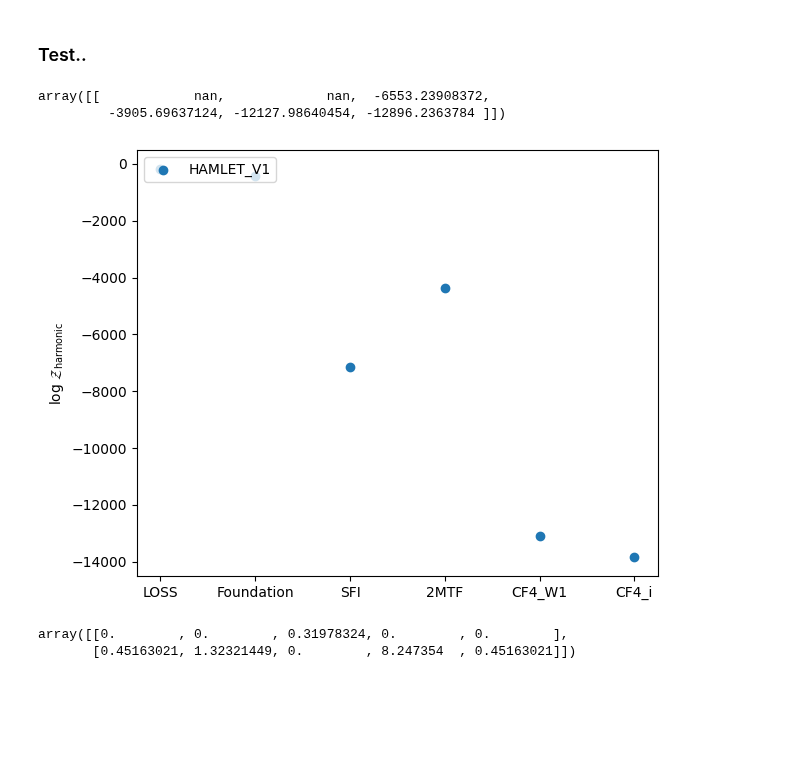
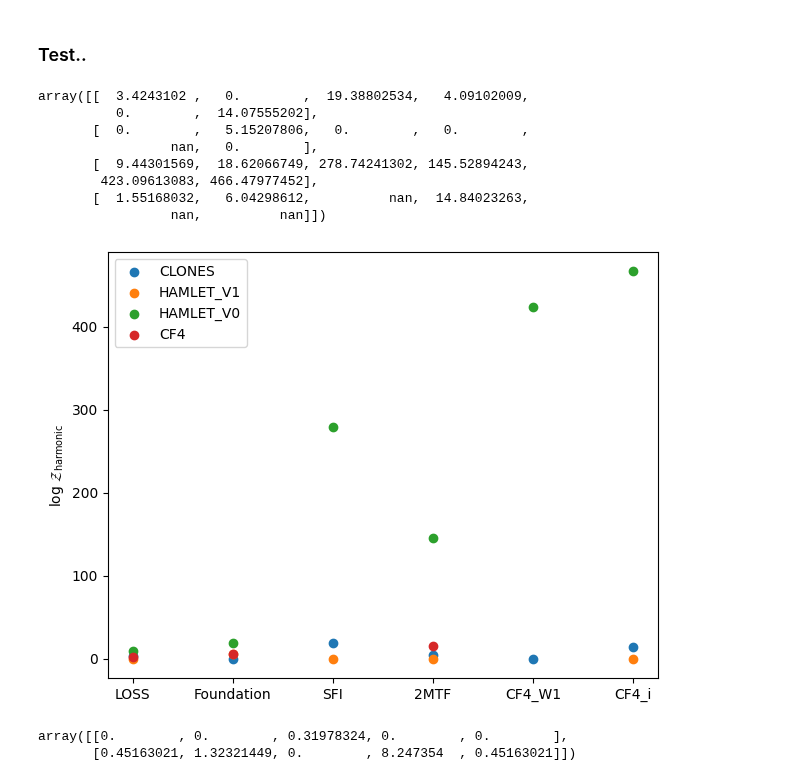
Before and after one commit to Richard-Sti/CANDEL, a Jupyter notebook: notebooks/paper_VFO/main_VFO.ipynb, the cells around one changed output. Drawn from its saved outputs; the diff is of its cells as text; code cells hidden in the pictures; blank space fills up the shorter version.

```diff
--- a/notebooks/paper_VFO/main_VFO.ipynb
+++ b/notebooks/paper_VFO/main_VFO.ipynb
@@ -185,12 +185,13 @@ with plt.style.context("science"):
 samples = ["LOSS", "Foundation", "SFI", "2MTF", "CF4_W1", "CF4_i"]
 
 files = [
-    ["CB2", [join(root, f"precomputed_los_CB2_{sample}_MNR_double_powerlaw.hdf5") for sample in samples]],
+    # ["CB2", [join(root, f"precomputed_los_CB2_{sample}_MNR_double_powerlaw.hdf5") for sample in samples]],
     # ["Carrick2015", [join(root, f"precomputed_los_Carrick2015_{sample}_MNR_linear_from_beta_stochastic.hdf5") for sample in samples]],
     # ["Lilow2024", [join(root, f"precomputed_los_Lilow2024_{sample}_MNR_double_powerlaw_beta_1.0.hdf5") for sample in samples]],
-    # ["CLONES", [join(root, f"precomputed_los_CLONES_{sample}_MNR_double_powerlaw_beta_1.0.hdf5") for sample in samples]],
-    # ["HAMLET_V1", [join(root, f"precomputed_los_HAMLET_V1_{sample}_MNR_double_powerlaw.hdf5") for sample in samples]],
-    # ["HAMLET_V0", [join(root, f"precomputed_los_HAMLET_V0_{sample}_MNR_linear.hdf5") for sample in samples]],
+    ["CLONES", [join(root, f"precomputed_los_CLONES_{sample}_MNR_double_powerlaw_beta_1.0.hdf5") for sample in samples]],
+    ["HAMLET_V1", [join(root, f"precomputed_los_HAMLET_V1_{sample}_MNR_double_powerlaw.hdf5") for sample in samples]],
+    ["HAMLET_V0", [join(root, f"precomputed_los_HAMLET_V0_{sample}_MNR_linear.hdf5") for sample in samples]],
+    ["CF4", [join(root, f"precomputed_los_CF4_{sample}_MNR_linear.hdf5") for sample in samples]],
     ]
 
 
@@ -211,27 +212,33 @@ gof = np.array([
     for _, fs in files
 ])
 
-# gof -= np.nanmin(gof, axis=0)[None, :]
+gof -= np.nanmin(gof, axis=0)[None, :]
 # %%
 gof
 # %% [output]
-array([[            nan,             nan,  -6553.23908372,
-         -3905.69637124, -12127.98640454, -12896.2363784 ]])
+array([[  3.4243102 ,   0.        ,  19.38802534,   4.09102009,
+          0.        ,  14.07555202],
+       [  0.        ,   5.15207806,   0.        ,   0.        ,
+                 nan,   0.        ],
+       [  9.44301569,  18.62066749, 278.74241302, 145.52894243,
+        423.09613083, 466.47977452],
+       [  1.55168032,   6.04298612,          nan,  14.84023263,
+                 nan,          nan]])
 # %%
 simnames = [name for name, _ in files]
 
 plt.figure()
 
 for i, (sim, _) in enumerate(files):
     plt.scatter(samples, gof[i, :], marker="o", label=sim)
 
 plt.ylabel(r"log $\mathcal{Z}_{\rm harmonic}$")
-plt.legend(loc="upper left")
+plt.legend()
 plt.tight_layout()
 plt.savefig("/Users/rstiskalek/Downloads/gof_plot.png", dpi=450)
 plt.show()
 # %% [output]
-[figure, old version]
+[figure, new version]
 # %%
 gof
 # %% [output]
```
